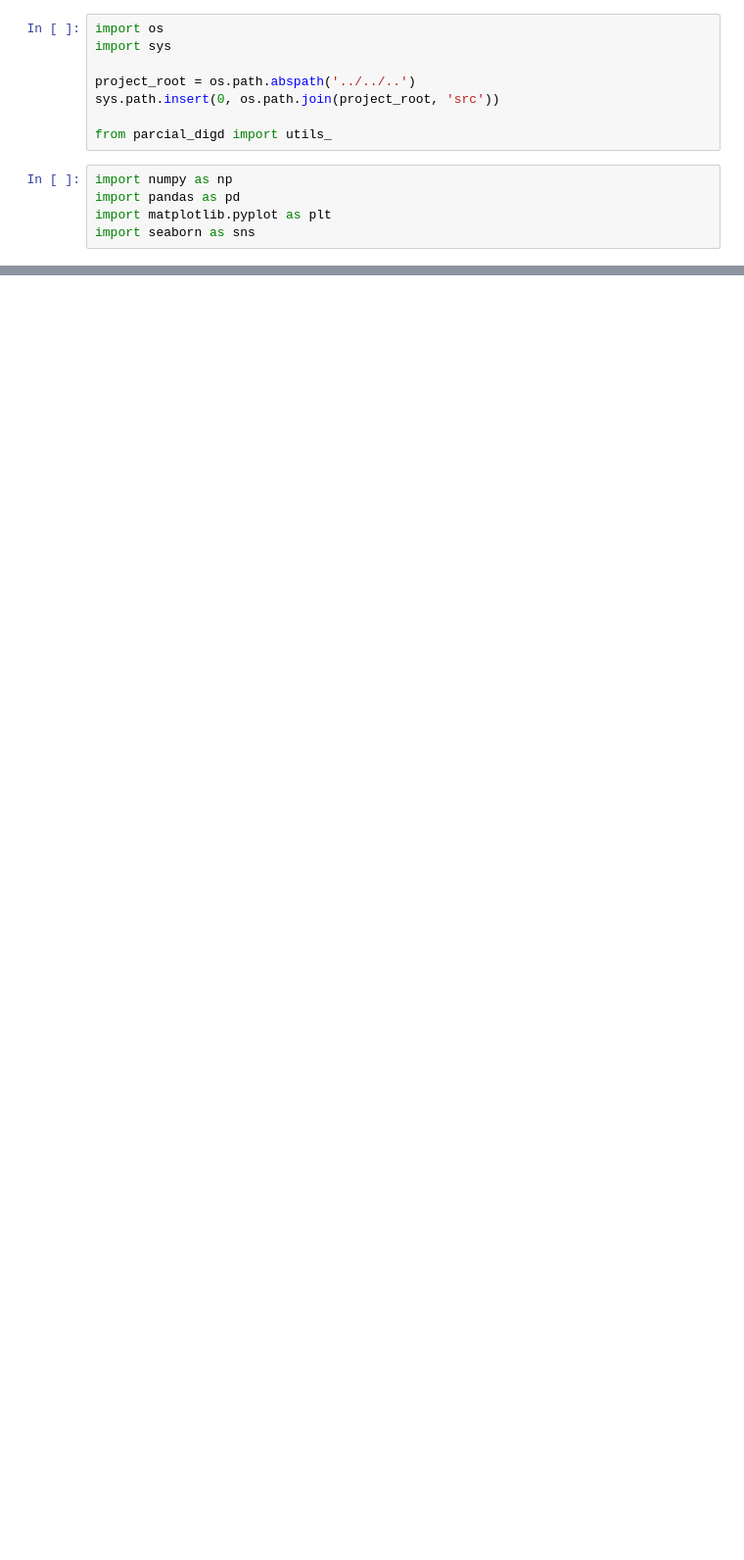
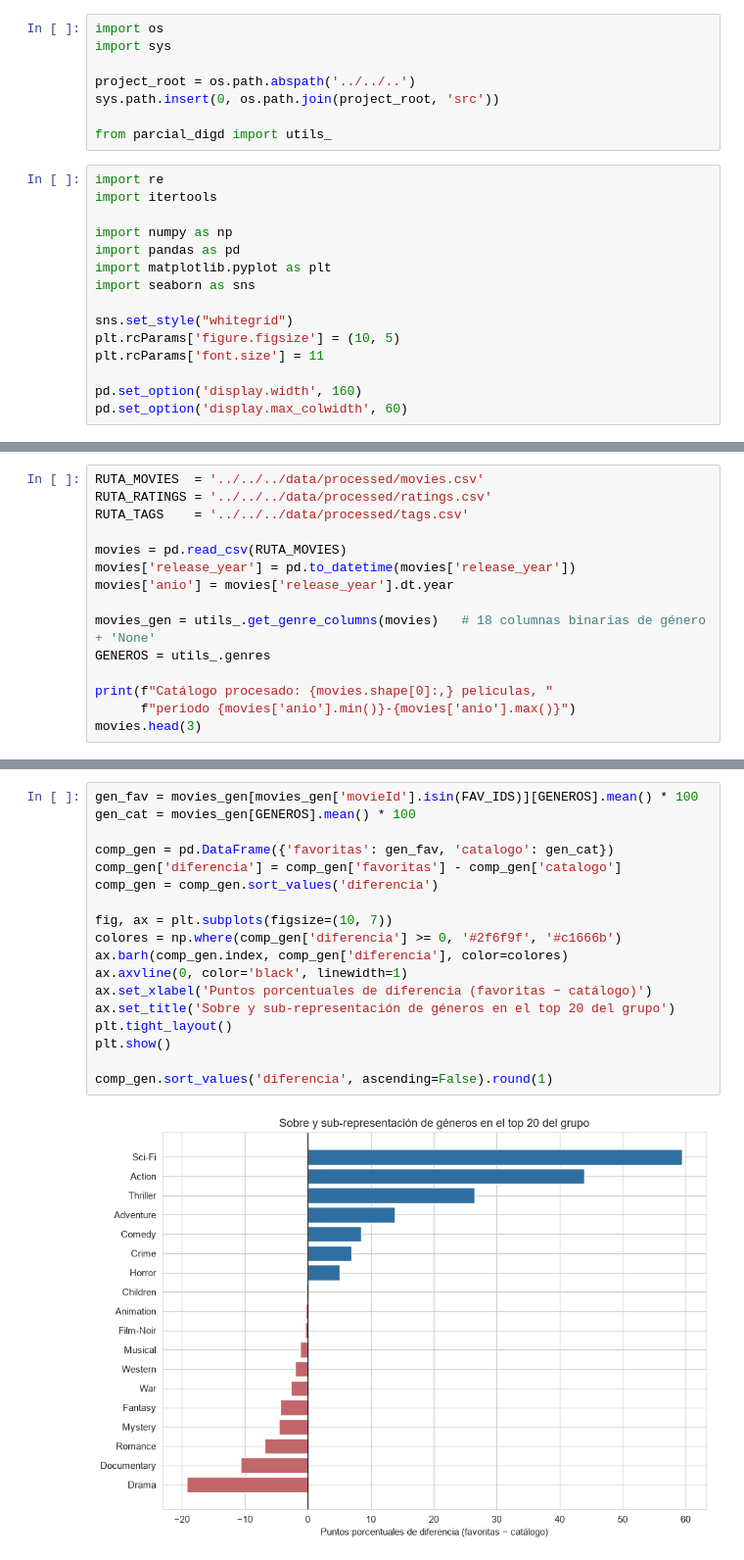
Before and after one commit to AndresCalderonRamirez/Parcial-DIGD, a Jupyter notebook: notebooks/exploration/group_20_movies/group_20_movies.ipynb, the cells around one changed output, grey strips where cells are left out. Shown at 98% size. Drawn from its saved outputs; the diff is of its cells as text; blank space fills up the shorter version.

```diff
--- a/notebooks/exploration/group_20_movies/group_20_movies.ipynb
+++ b/notebooks/exploration/group_20_movies/group_20_movies.ipynb
@@ -11,7 +42,17 @@ sys.path.insert(0, os.path.join(project_root, 'src'))
 
 from parcial_digd import utils_
 # %%
+import re
+import itertools
+
 import numpy as np
 import pandas as pd
 import matplotlib.pyplot as plt
 import seaborn as sns
+
+sns.set_style("whitegrid")
+plt.rcParams['figure.figsize'] = (10, 5)
+plt.rcParams['font.size'] = 11
+
+pd.set_option('display.width', 160)
+pd.set_option('display.max_colwidth', 60)
@@ -28,0 +69,15 @@ top_20_movies = []
+# %%
+RUTA_MOVIES  = '../../../data/processed/movies.csv'
+RUTA_RATINGS = '../../../data/processed/ratings.csv'
+RUTA_TAGS    = '../../../data/processed/tags.csv'
+
+movies = pd.read_csv(RUTA_MOVIES)
+movies['release_year'] = pd.to_datetime(movies['release_year'])
+movies['anio'] = movies['release_year'].dt.year
+
+movies_gen = utils_.get_genre_columns(movies)   # 18 columnas binarias de género + 'None'
+GENEROS = utils_.genres
+
+print(f"Catálogo procesado: {movies.shape[0]:,} películas, "
+      f"periodo {movies['anio'].min()}-{movies['anio'].max()}")
+movies.head(3)
@@ -28,0 +644,20 @@ top_20_movies = []
+# %%
+gen_fav = movies_gen[movies_gen['movieId'].isin(FAV_IDS)][GENEROS].mean() * 100
+gen_cat = movies_gen[GENEROS].mean() * 100
+
+comp_gen = pd.DataFrame({'favoritas': gen_fav, 'catalogo': gen_cat})
+comp_gen['diferencia'] = comp_gen['favoritas'] - comp_gen['catalogo']
+comp_gen = comp_gen.sort_values('diferencia')
+
+fig, ax = plt.subplots(figsize=(10, 7))
+colores = np.where(comp_gen['diferencia'] >= 0, '#2f6f9f', '#c1666b')
+ax.barh(comp_gen.index, comp_gen['diferencia'], color=colores)
+ax.axvline(0, color='black', linewidth=1)
+ax.set_xlabel('Puntos porcentuales de diferencia (favoritas − catálogo)')
+ax.set_title('Sobre y sub-representación de géneros en el top 20 del grupo')
+plt.tight_layout()
+plt.show()
+
+comp_gen.sort_values('diferencia', ascending=False).round(1)
+# %% [output]
+[figure, added]
```
Also changed, not shown: parts of 65 cells of this notebook.
